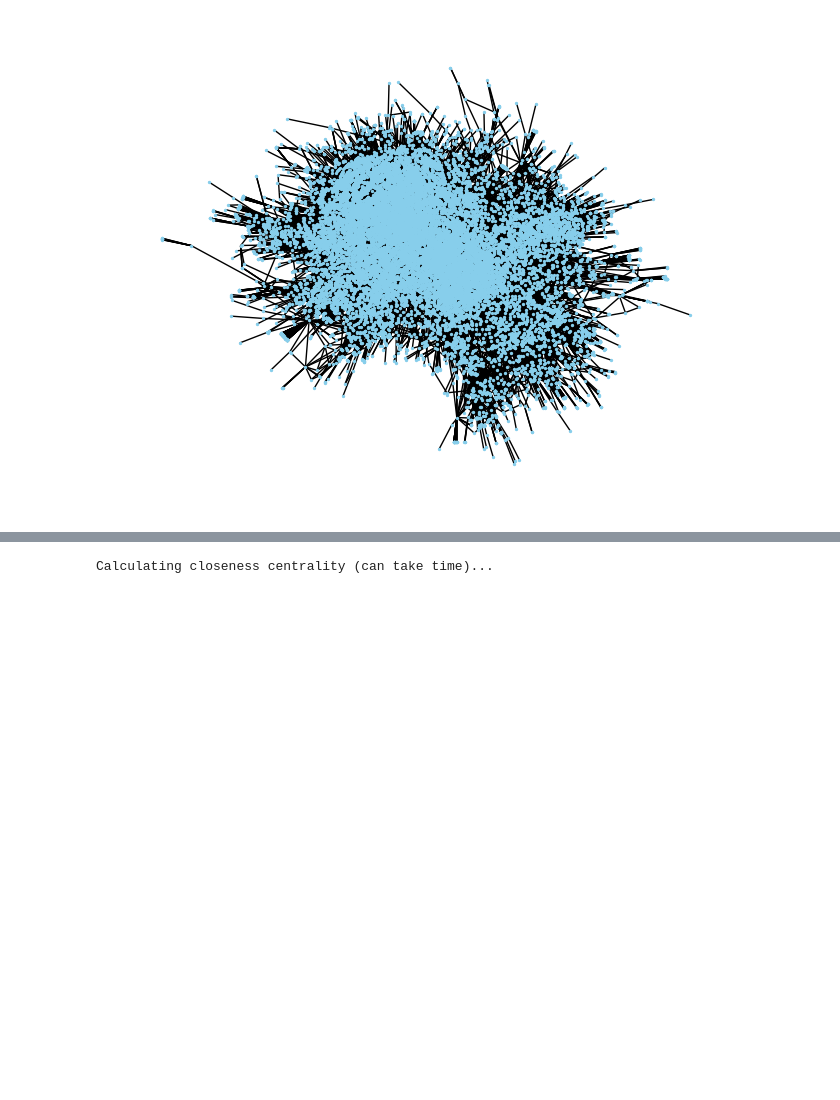
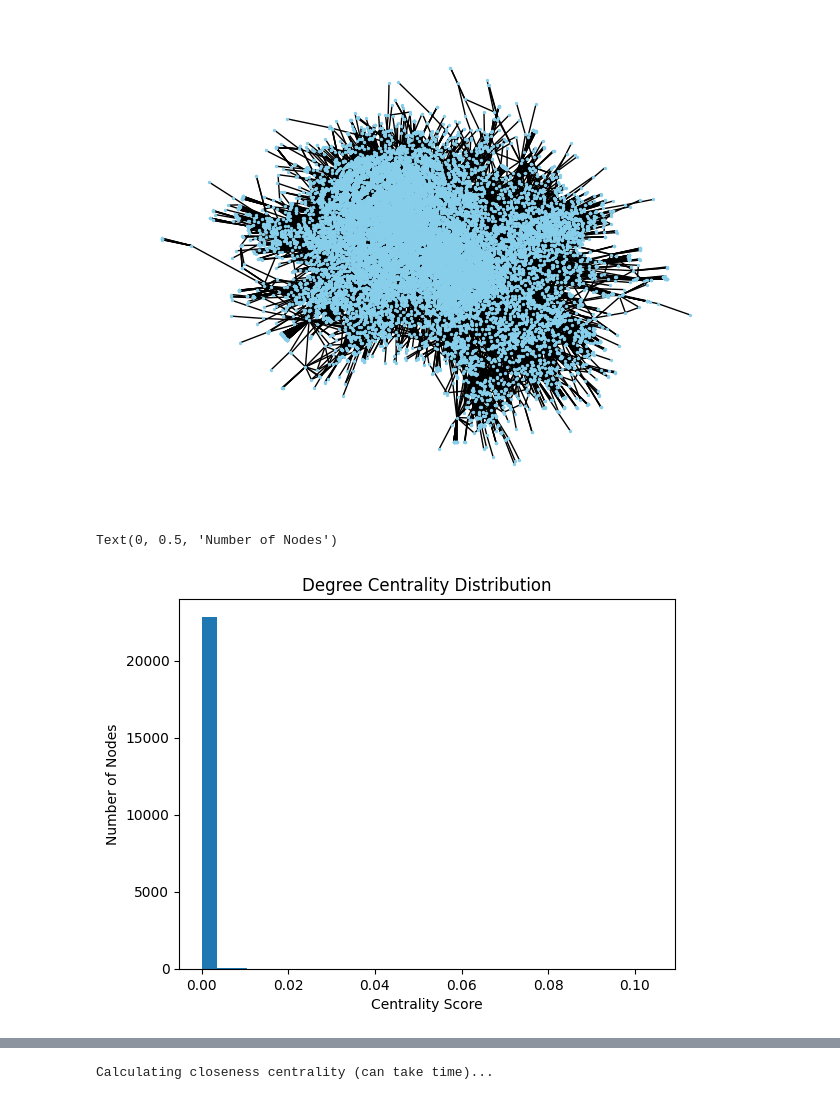
Before and after one commit to pxsa/complex-network-HW, a Jupyter notebook: internet.ipynb, the cells around one changed output, grey strips where cells are left out. Saved outputs shown, nothing was run; the diff lists cells and outputs as text; code cells hidden in the pictures; blank space fills up the shorter version.

Commit message:
add some charts

```diff
--- a/internet.ipynb
+++ b/internet.ipynb
@@ -35,6 +35,14 @@ nx.draw(G, with_labels=False,node_size=2, node_color='skyblue')
 # %%
 # Degree centrality
 degree_centrality = nx.degree_centrality(G)
+# %%
+plt.hist(list(degree_centrality.values()), bins=30)
+plt.title("Degree Centrality Distribution")
+plt.xlabel("Centrality Score")
+plt.ylabel("Number of Nodes")
+# %% [output]
+Text(0, 0.5, 'Number of Nodes')
+[figure, added]
 # %%
 # pagerank
 pagerank = nx.pagerank(G)
```
Also changed, not shown: parts of 16 cells of this notebook.
